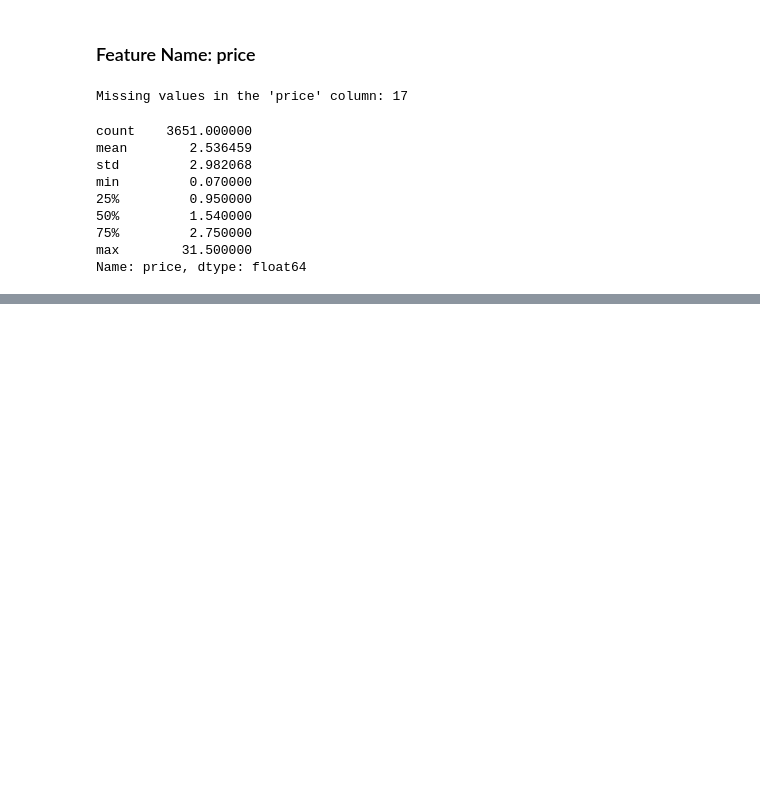
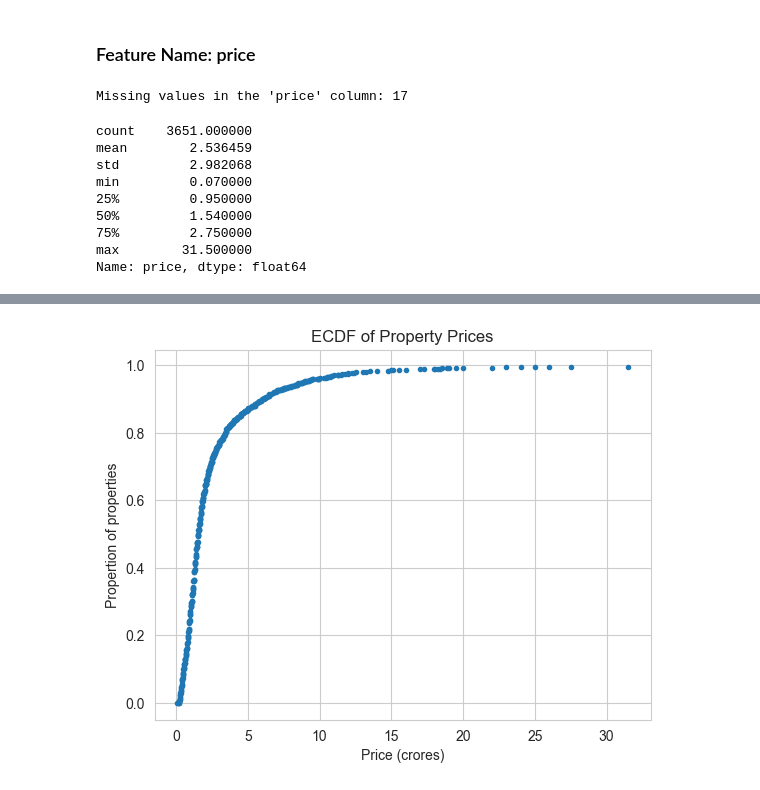
Before and after one commit to 07Sada/real-estate-property-price-predictor, a Jupyter notebook: notebooks/EDA-univariant_analysis_#05.ipynb, the cells around one changed output, grey strips where cells are left out. Drawn from its saved outputs; the diff is of its cells as text; code cells hidden in the pictures; blank space fills up the shorter version.

```diff
--- a/notebooks/EDA-univariant_analysis_#05.ipynb
+++ b/notebooks/EDA-univariant_analysis_#05.ipynb
@@ -302,0 +420,19 @@ plt.show()
+# %%
+# Calculate the Empirical Cumulative Distribution function (ECDF) for price
+ecdf = (df['price'].value_counts()    # Count the occurance of each price
+       .sort_index()                  # Sort prices in ascending order
+       .cumsum() / len(df['price']))  # Calculate cumulative propertion
+
+# plot the ECDF
+plt.plot(ecdf.index, ecdf, marker='.', linestyle='none') # plot data points only
+plt.grid(True) # Add gridlines
+
+# label the axes
+plt.xlabel('Price (crores)')
+plt.ylabel('Propertion of properties')
+
+# title for the plot
+plt.title('ECDF of Property Prices')
+plt.show()
+# %% [output]
+[figure, added]
```
Also changed, not shown: parts of 19 cells of this notebook.
